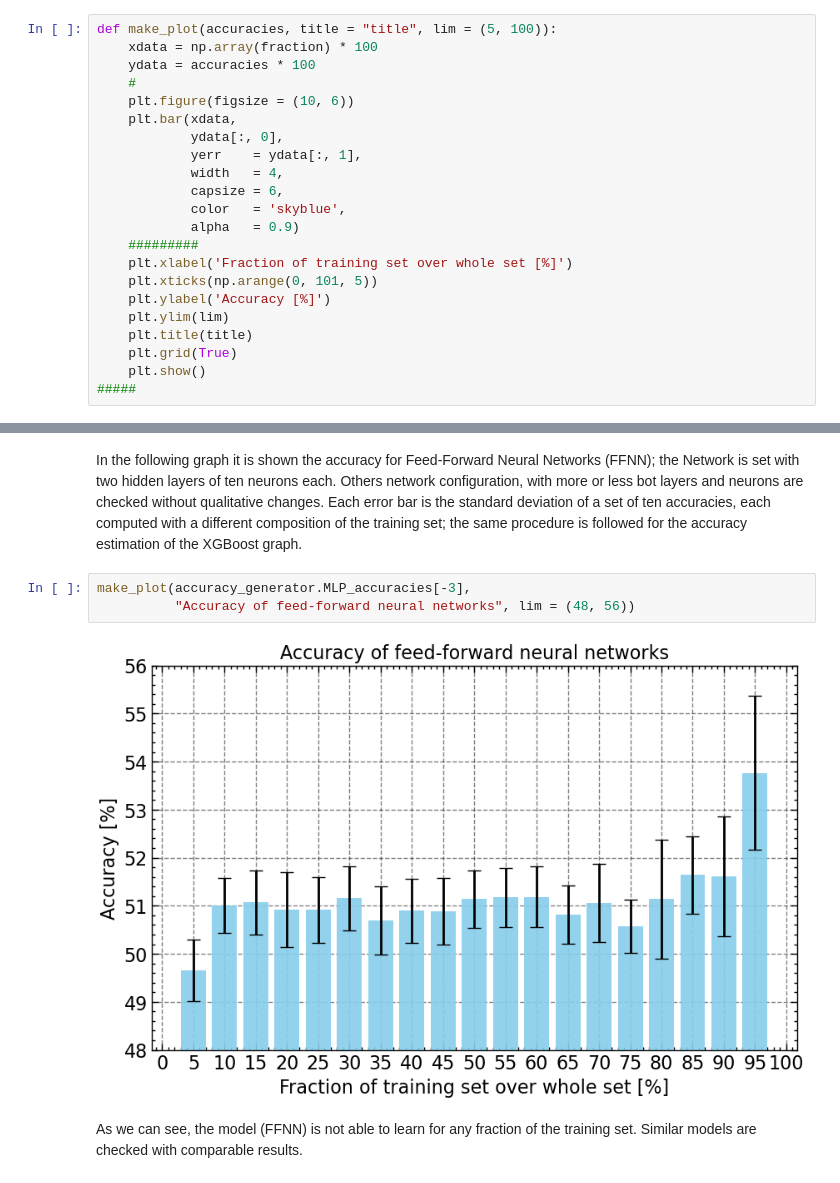
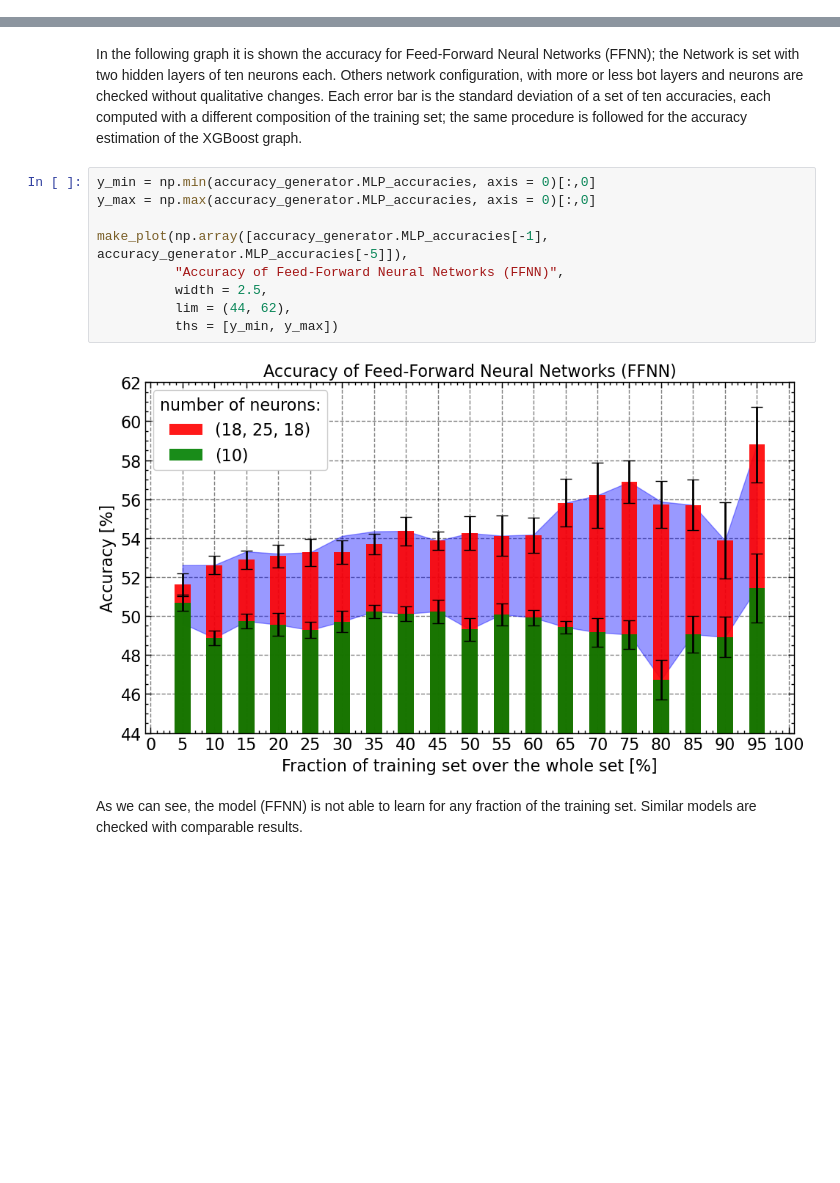
Before and after one commit to AlbertoCasellato/LCP-B, a Jupyter notebook: ex4/useful.ipynb, the cells around one changed output, grey strips where cells are left out. Cells and saved outputs as stored; diff of their text form; blank space fills up the shorter version.

```diff
--- a/ex4/useful.ipynb
+++ b/ex4/useful.ipynb
@@ -175,25 +234,3 @@ accuracy_generator.XGB_accuracies = []
-# %%
-def make_plot(accuracies, title = "title", lim = (5, 100)):
-    xdata = np.array(fraction) * 100
-    ydata = accuracies * 100
-    #
-    plt.figure(figsize = (10, 6))
-    plt.bar(xdata,
-            ydata[:, 0],
-            yerr    = ydata[:, 1],
-            width   = 4,
-            capsize = 6,
-            color   = 'skyblue',
-            alpha   = 0.9)
-    #########
-    plt.xlabel('Fraction of training set over whole set [%]')
-    plt.xticks(np.arange(0, 101, 5))
-    plt.ylabel('Accuracy [%]')
-    plt.ylim(lim)
-    plt.title(title)
-    plt.grid(True)
-    plt.show()
-#####
 # %%
 def runs():
     try:
@@ -238,10 +275,16 @@ runs()
 # %% [markdown]
 In the following graph it is shown the accuracy for Feed-Forward Neural Networks (FFNN); the Network is set with two hidden layers of ten neurons each. Others network configuration, with more or less bot layers and neurons are checked without qualitative changes. Each error bar is the standard deviation of a set of ten accuracies, each computed with a different composition of the training set; the same procedure is followed for the accuracy estimation of the XGBoost graph.
 # %%
-make_plot(accuracy_generator.MLP_accuracies[-3],
-          "Accuracy of feed-forward neural networks", lim = (48, 56))
+y_min = np.min(accuracy_generator.MLP_accuracies, axis = 0)[:,0]
+y_max = np.max(accuracy_generator.MLP_accuracies, axis = 0)[:,0]
+
+make_plot(np.array([accuracy_generator.MLP_accuracies[-1], accuracy_generator.MLP_accuracies[-5]]),
+          "Accuracy of Feed-Forward Neural Networks (FFNN)",
+          width = 2.5,
+          lim = (44, 62),
+          ths = [y_min, y_max])
 # %% [output]
-[figure, old version]
+[figure, new version]
 # %% [markdown]
 As we can see, the model (FFNN) is not able to learn for any fraction of the training set. Similar models are checked with comparable results.
 # %%
```
Also changed, not shown: parts of 8 cells of this notebook.
